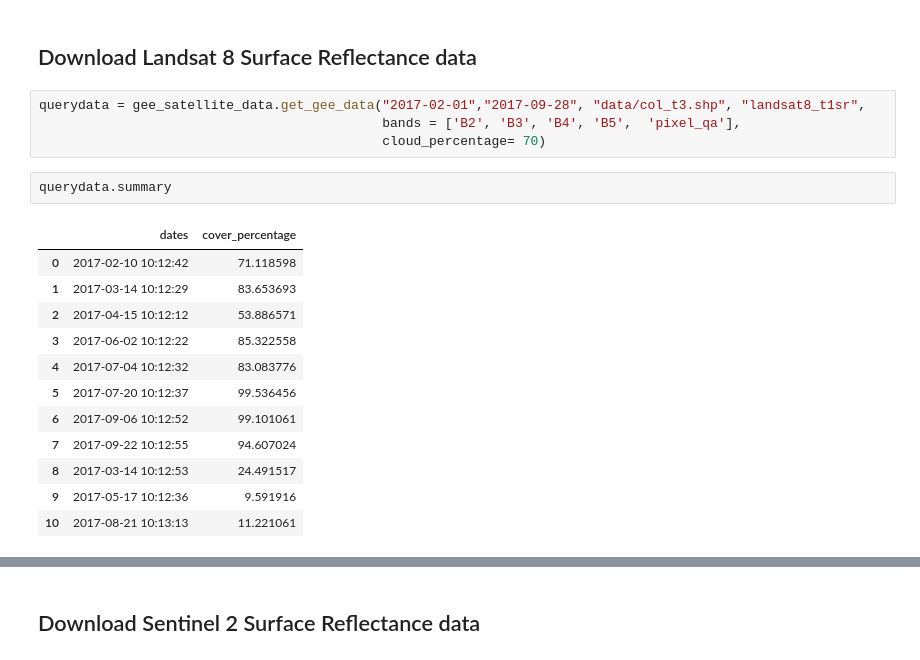
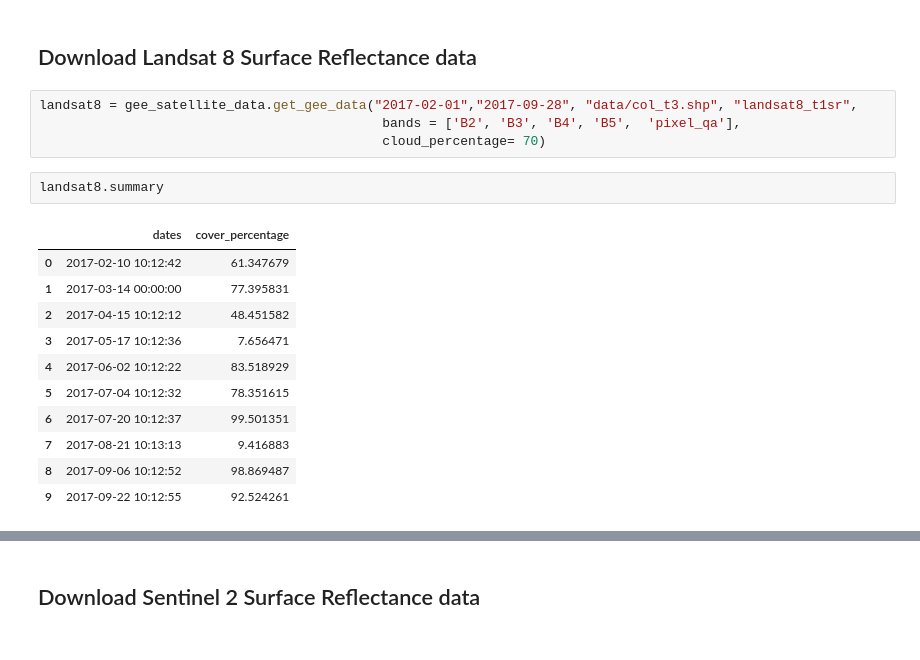
Before and after one commit to anaguilarar/gee_satellite_data, a Jupyter notebook: Download Satellite Data.ipynb, the cells around one changed output, grey strips where cells are left out. Saved outputs shown, nothing was run; the diff lists cells and outputs as text.

```diff
--- a/Download Satellite Data.ipynb
+++ b/Download Satellite Data.ipynb
@@ -85,24 +85,23 @@ gee_satellite_data.download_gee_tolocal(querydata, 'gee_satellitedata/s1_process
 # %% [markdown]
 ## Download Landsat 8 Surface Reflectance data
 # %%
-querydata = gee_satellite_data.get_gee_data("2017-02-01","2017-09-28", "data/col_t3.shp", "landsat8_t1sr",
+landsat8 = gee_satellite_data.get_gee_data("2017-02-01","2017-09-28", "data/col_t3.shp", "landsat8_t1sr",
                                             bands = ['B2', 'B3', 'B4', 'B5',  'pixel_qa'],
                                             cloud_percentage= 70)
 # %%
-querydata.summary
+landsat8.summary
 # %% [output]
 |  | dates | cover_percentage |
-| 0 | 2017-02-10 10:12:42 | 71.118598 |
-| 1 | 2017-03-14 10:12:29 | 83.653693 |
-| 2 | 2017-04-15 10:12:12 | 53.886571 |
-| 3 | 2017-06-02 10:12:22 | 85.322558 |
-| 4 | 2017-07-04 10:12:32 | 83.083776 |
-| 5 | 2017-07-20 10:12:37 | 99.536456 |
-| 6 | 2017-09-06 10:12:52 | 99.101061 |
-| 7 | 2017-09-22 10:12:55 | 94.607024 |
-| 8 | 2017-03-14 10:12:53 | 24.491517 |
-| 9 | 2017-05-17 10:12:36 | 9.591916 |
-| 10 | 2017-08-21 10:13:13 | 11.221061 |
+| 0 | 2017-02-10 10:12:42 | 61.347679 |
+| 1 | 2017-03-14 00:00:00 | 77.395831 |
+| 2 | 2017-04-15 10:12:12 | 48.451582 |
+| 3 | 2017-05-17 10:12:36 | 7.656471 |
+| 4 | 2017-06-02 10:12:22 | 83.518929 |
+| 5 | 2017-07-04 10:12:32 | 78.351615 |
+| 6 | 2017-07-20 10:12:37 | 99.501351 |
+| 7 | 2017-08-21 10:13:13 | 9.416883 |
+| 8 | 2017-09-06 10:12:52 | 98.869487 |
+| 9 | 2017-09-22 10:12:55 | 92.524261 |
 # %%
 
 truecolorParams = {'gamma': 1.3,
```
Also changed, not shown: parts of 6 cells of this notebook.
